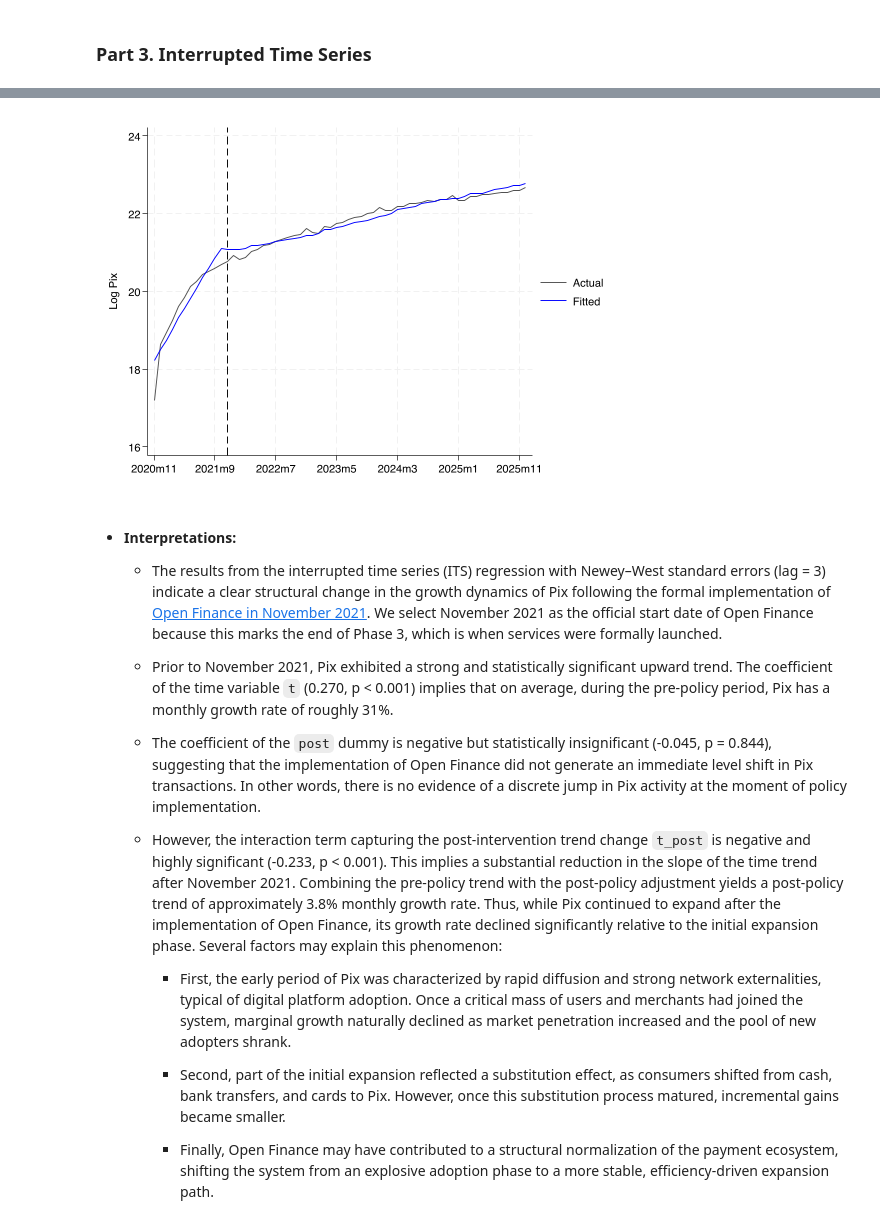
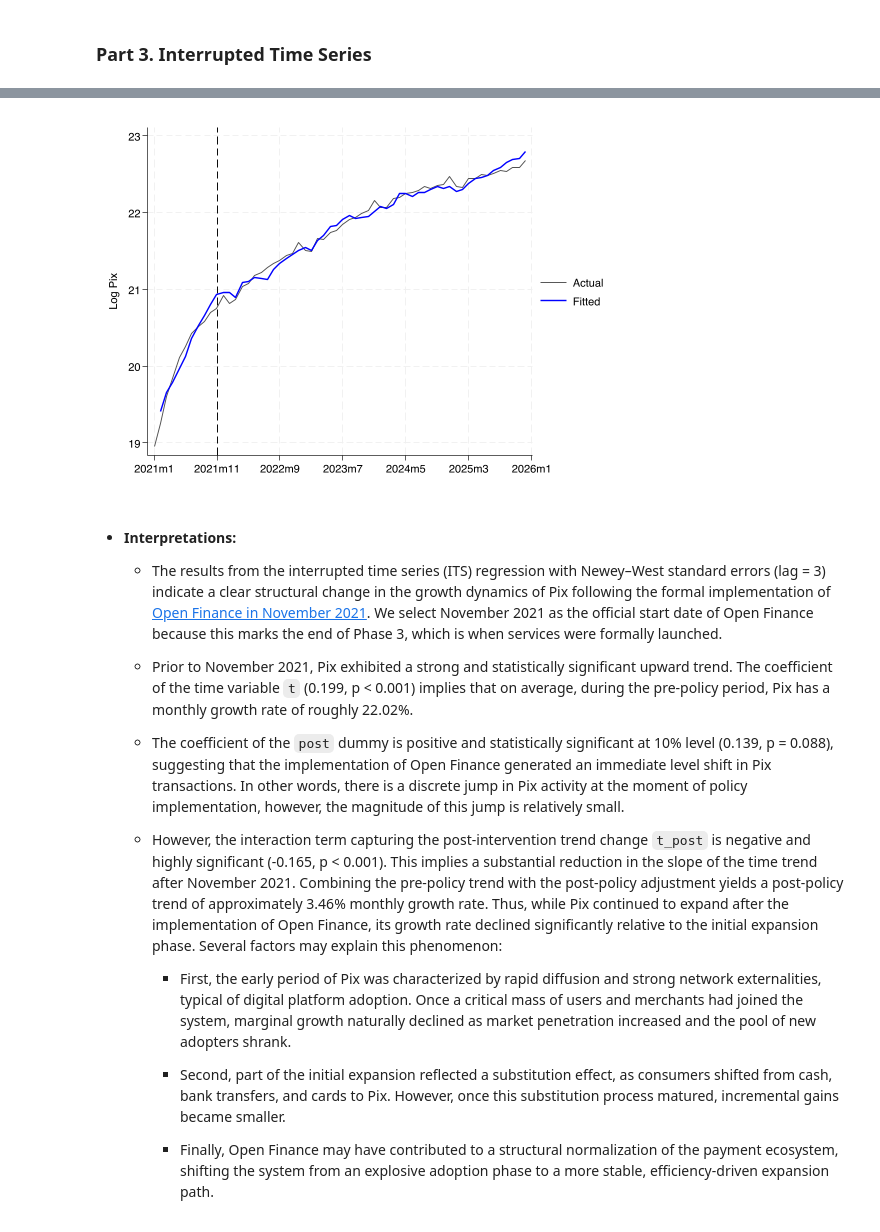
Before and after one commit to LeoXie1023/Brazil_Open_Finance, a Jupyter notebook: Quant Analysis.ipynb, the cells around one changed output, grey strips where cells are left out. Saved outputs shown, nothing was run; the diff lists cells and outputs as text; code cells hidden in the pictures.

```diff
--- a/Quant Analysis.ipynb
+++ b/Quant Analysis.ipynb
@@ -176,23 +165,23 @@ predict l_pix_hat
 # %%
 twoway ///
     (line l_pix mdate, sort lcolor(gs5)) ///
-    (line l_pix_hat mdate, sort lcolor(blue)), ///
+    (line l_pix_hat mdate, sort lcolor(blue) lwidth(medthick)), ///
     legend(order(1 "Actual" 2 "Fitted")) ///
     xtitle("") ytitle("Log Pix") ///
-    xlabel(`=tm(2020m11)'(10)`=tm(2025m12)', format(%tm)) ///
+    xlabel(`=tm(2021m1)'(10)`=tm(2025m12)', format(%tm)) ///
     xline(`=tm(2021m11)', lpattern(dash))
 # %% [output]
-[figure, old version]
+[figure, new version]
 # %% [markdown]
 - **Interpretations:** <br>
 
     - The results from the interrupted time series (ITS) regression with Newey–West standard errors (lag = 3) indicate a clear structural change in the growth dynamics of Pix following the formal implementation of [Open Finance in November 2021](https://www.bcb.gov.br/en/financialstability/open_finance). We select November 2021 as the official start date of Open Finance because this marks the end of Phase 3, which is when services were formally launched.
 
-    - Prior to November 2021, Pix exhibited a strong and statistically significant upward trend. The coefficient of the time variable `t` (0.270, p < 0.001) implies that on average, during the pre-policy period, Pix has a monthly growth rate of roughly 31%. <br>
+    - Prior to November 2021, Pix exhibited a strong and statistically significant upward trend. The coefficient of the time variable `t` (0.199, p < 0.001) implies that on average, during the pre-policy period, Pix has a monthly growth rate of roughly 22.02%. <br>
 
-    - The coefficient of the `post` dummy is negative but statistically insignificant (-0.045, p = 0.844), suggesting that the implementation of Open Finance did not generate an immediate level shift in Pix transactions. In other words, there is no evidence of a discrete jump in Pix activity at the moment of policy implementation. <br>
+    - The coefficient of the `post` dummy is positive and statistically significant at 10% level (0.139, p = 0.088), suggesting that the implementation of Open Finance generated an immediate level shift in Pix transactions. In other words, there is a discrete jump in Pix activity at the moment of policy implementation, however, the magnitude of this jump is relatively small. <br>
 
-    - However, the interaction term capturing the post-intervention trend change `t_post` is negative and highly significant (-0.233, p < 0.001). This implies a substantial reduction in the slope of the time trend after November 2021. Combining the pre-policy trend with the post-policy adjustment yields a post-policy trend of approximately 3.8% monthly growth rate. Thus, while Pix continued to expand after the implementation of Open Finance, its growth rate declined significantly relative to the initial expansion phase. Several factors may explain this phenomenon: <br>
+    - However, the interaction term capturing the post-intervention trend change `t_post` is negative and highly significant (-0.165, p < 0.001). This implies a substantial reduction in the slope of the time trend after November 2021. Combining the pre-policy trend with the post-policy adjustment yields a post-policy trend of approximately 3.46% monthly growth rate. Thus, while Pix continued to expand after the implementation of Open Finance, its growth rate declined significantly relative to the initial expansion phase. Several factors may explain this phenomenon: <br>
 
         - First, the early period of Pix was characterized by rapid diffusion and strong network externalities, typical of digital platform adoption. Once a critical mass of users and merchants had joined the system, marginal growth naturally declined as market penetration increased and the pool of new adopters shrank. <br>
 
```
Also changed, not shown: parts of 20 cells of this notebook, 1 other file.
